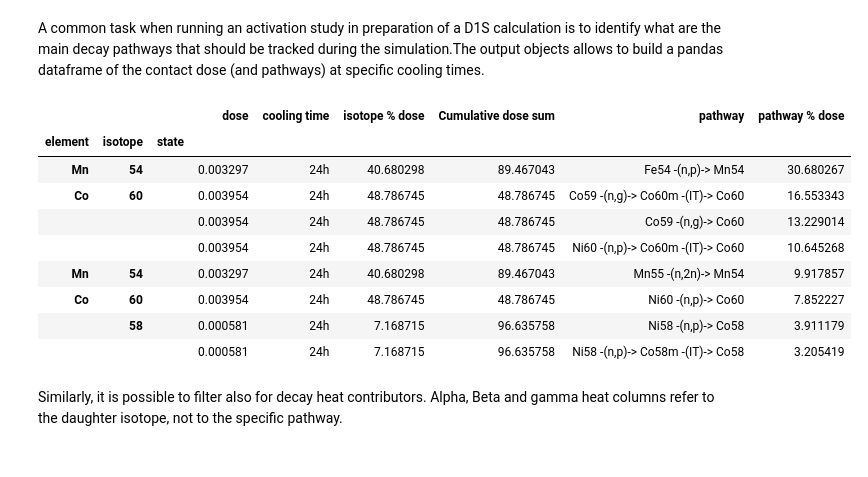
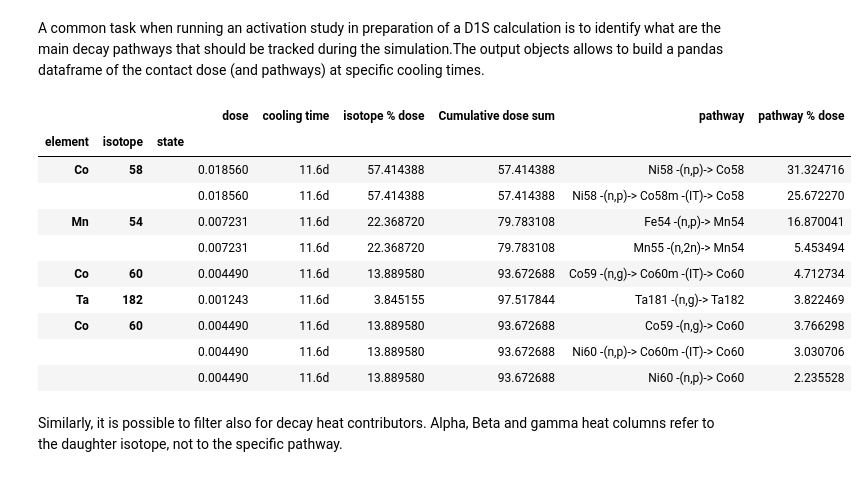
Before and after one commit to Fusion4Energy/F4Enix, a Jupyter notebook: docs/source/examples/output/jupyters/fispact_legacy.ipynb, the cells around one changed output. Cells and saved outputs as stored; diff of their text form; code cells hidden in the pictures.

```diff
--- a/docs/source/examples/output/jupyters/fispact_legacy.ipynb
+++ b/docs/source/examples/output/jupyters/fispact_legacy.ipynb
@@ -75,7 +75,7 @@ When parsing a FISPACT output the code requires to specify labels to be associat
 # %%
 from f4enix.output.fispact_legacy_out import FispactOutput
 
-cooling_time_labels = ['24h', '1y']
+cooling_time_labels = ['1d', '11.6d', '30d', '180d', '1y', '10y']
 outp = FispactOutput('testSS.out', cooling_time_labels)
 # the original pypact TimeStep objects can be found in the inventory_data attribute
 print(type(outp.inventory_data[0]))
@@ -110,21 +141,22 @@ A common task when running an activation study in preparation of a D1S calculati
 # %%
 df = outp.filter_by_cum_dose(
     perc=95, # cap dose at 95% of the total dose
-    label='24h', # the label of the cooling time to filter by
+    label='11.6d', # the label of the cooling time to filter by
     add_pathways=True) # include the pathways in the output
 
 df.set_index(['element', 'isotope', 'state'])
 # %% [output]
 |  |  |  | dose | cooling time | isotope % dose | Cumulative dose sum | pathway | pathway % dose |
 | element | isotope | state |  |  |  |  |  |  |
-| Mn | 54 |  | 0.003297 | 24h | 40.680298 | 89.467043 | Fe54 -(n,p)-> Mn54 | 30.680267 |
-| Co | 60 |  | 0.003954 | 24h | 48.786745 | 48.786745 | Co59 -(n,g)-> Co60m -(IT)-> Co60 | 16.553343 |
-|  |  |  | 0.003954 | 24h | 48.786745 | 48.786745 | Co59 -(n,g)-> Co60 | 13.229014 |
-|  |  |  | 0.003954 | 24h | 48.786745 | 48.786745 | Ni60 -(n,p)-> Co60m -(IT)-> Co60 | 10.645268 |
-| Mn | 54 |  | 0.003297 | 24h | 40.680298 | 89.467043 | Mn55 -(n,2n)-> Mn54 | 9.917857 |
-| Co | 60 |  | 0.003954 | 24h | 48.786745 | 48.786745 | Ni60 -(n,p)-> Co60 | 7.852227 |
-|  | 58 |  | 0.000581 | 24h | 7.168715 | 96.635758 | Ni58 -(n,p)-> Co58 | 3.911179 |
-|  |  |  | 0.000581 | 24h | 7.168715 | 96.635758 | Ni58 -(n,p)-> Co58m -(IT)-> Co58 | 3.205419 |
+| Co | 58 |  | 0.018560 | 11.6d | 57.414388 | 57.414388 | Ni58 -(n,p)-> Co58 | 31.324716 |
+|  |  |  | 0.018560 | 11.6d | 57.414388 | 57.414388 | Ni58 -(n,p)-> Co58m -(IT)-> Co58 | 25.672270 |
+| Mn | 54 |  | 0.007231 | 11.6d | 22.368720 | 79.783108 | Fe54 -(n,p)-> Mn54 | 16.870041 |
+|  |  |  | 0.007231 | 11.6d | 22.368720 | 79.783108 | Mn55 -(n,2n)-> Mn54 | 5.453494 |
+| Co | 60 |  | 0.004490 | 11.6d | 13.889580 | 93.672688 | Co59 -(n,g)-> Co60m -(IT)-> Co60 | 4.712734 |
+| Ta | 182 |  | 0.001243 | 11.6d | 3.845155 | 97.517844 | Ta181 -(n,g)-> Ta182 | 3.822469 |
+| Co | 60 |  | 0.004490 | 11.6d | 13.889580 | 93.672688 | Co59 -(n,g)-> Co60 | 3.766298 |
+|  |  |  | 0.004490 | 11.6d | 13.889580 | 93.672688 | Ni60 -(n,p)-> Co60m -(IT)-> Co60 | 3.030706 |
+|  |  |  | 0.004490 | 11.6d | 13.889580 | 93.672688 | Ni60 -(n,p)-> Co60 | 2.235528 |
 # %% [markdown]
 Similarly, it is possible to filter also for decay heat contributors. Alpha, Beta and gamma heat columns refer to the daughter isotope, not to the specific pathway.
 # %%
```
Also changed, not shown: parts of 15 cells of this notebook, 2 other files.
